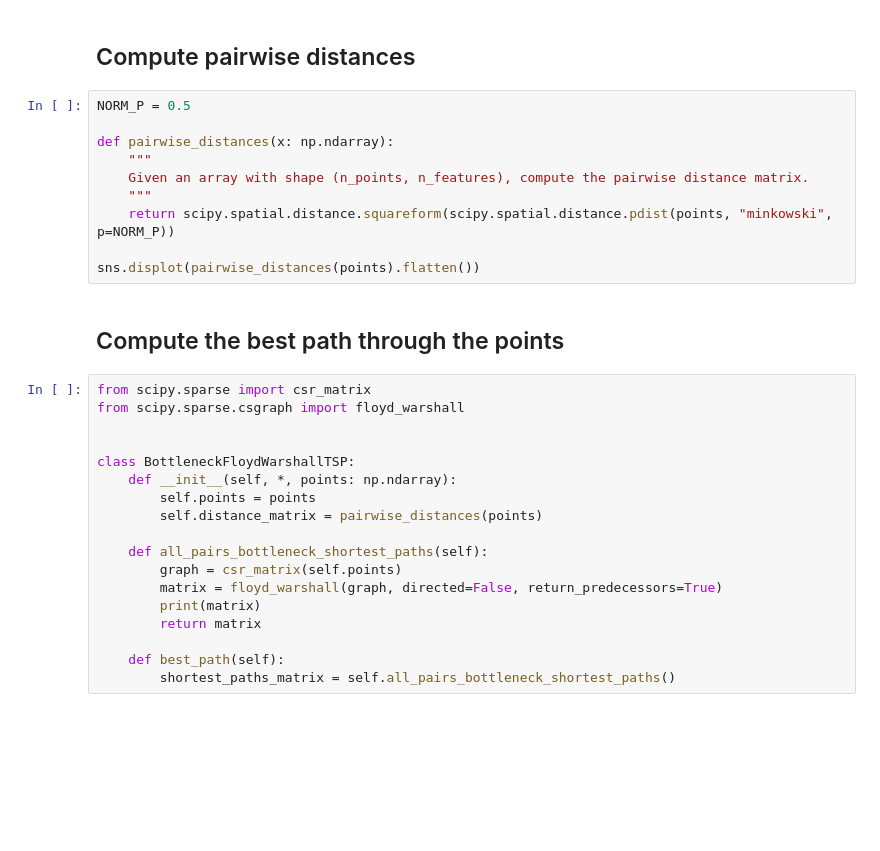
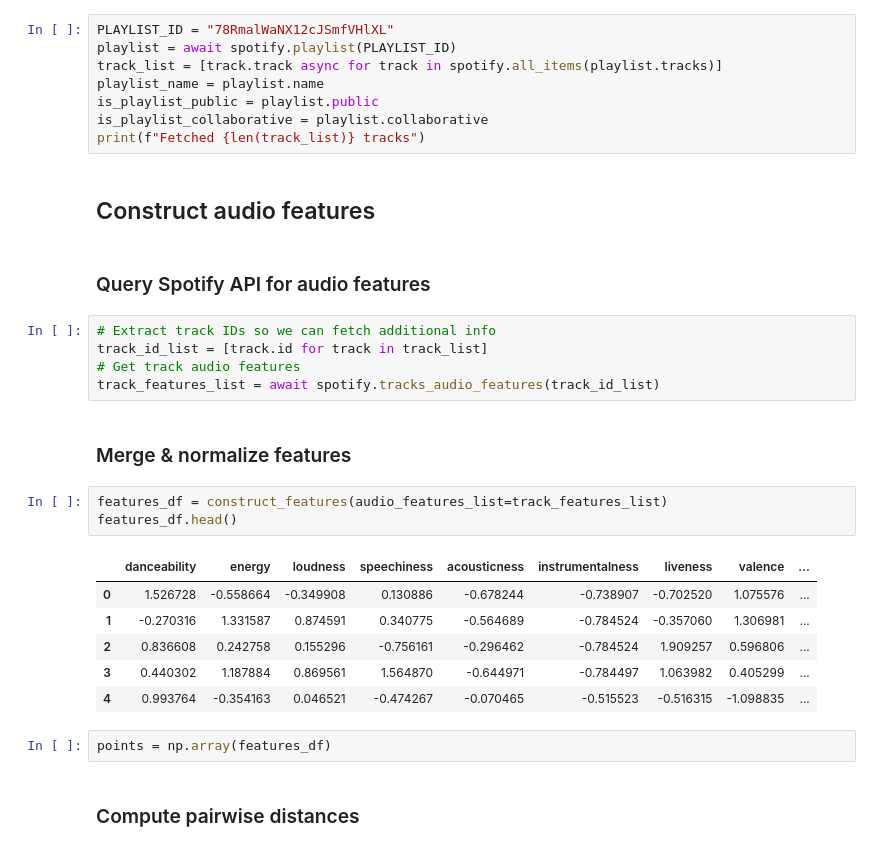
Before and after one commit to tasercake/smoothify, a Jupyter notebook: smoothify/notebooks/Floyd Warshall.ipynb, the cells around one changed output. Saved outputs shown, nothing was run; the diff lists cells and outputs as text; blank space fills up the shorter version.

```diff
--- a/smoothify/notebooks/Floyd Warshall.ipynb
+++ b/smoothify/notebooks/Floyd Warshall.ipynb
@@ -24,32 +57,33 @@ points = np.array(df)
+# %%
+PLAYLIST_ID = "78RmalWaNX12cJSmfVHlXL"
+playlist = await spotify.playlist(PLAYLIST_ID)
+track_list = [track.track async for track in spotify.all_items(playlist.tracks)]
+playlist_name = playlist.name
+is_playlist_public = playlist.public
+is_playlist_collaborative = playlist.collaborative
+print(f"Fetched {len(track_list)} tracks")
+# %% [markdown]
+## Construct audio features
+# %% [markdown]
+### Query Spotify API for audio features
+# %%
+# Extract track IDs so we can fetch additional info
+track_id_list = [track.id for track in track_list]
+# Get track audio features
+track_features_list = await spotify.tracks_audio_features(track_id_list)
+# %% [markdown]
+### Merge & normalize features
+# %%
+features_df = construct_features(audio_features_list=track_features_list)
+features_df.head()
+# %% [output]
+|  | danceability | energy | loudness | speechiness | acousticness | instrumentalness | liveness | valence | ... |
+| 0 | 1.526728 | -0.558664 | -0.349908 | 0.130886 | -0.678244 | -0.738907 | -0.702520 | 1.075576 | ... |
+| 1 | -0.270316 | 1.331587 | 0.874591 | 0.340775 | -0.564689 | -0.784524 | -0.357060 | 1.306981 | ... |
+| 2 | 0.836608 | 0.242758 | 0.155296 | -0.756161 | -0.296462 | -0.784524 | 1.909257 | 0.596806 | ... |
+| 3 | 0.440302 | 1.187884 | 0.869561 | 1.564870 | -0.644971 | -0.784497 | 1.063982 | 0.405299 | ... |
+| 4 | 0.993764 | -0.354163 | 0.046521 | -0.474267 | -0.070465 | -0.515523 | -0.516315 | -1.098835 | ... |
+# %%
+points = np.array(features_df)
 # %% [markdown]
-## Compute pairwise distances
+### Compute pairwise distances
-# %%
-NORM_P = 0.5
-
-def pairwise_distances(x: np.ndarray):
-    """
-    Given an array with shape (n_points, n_features), compute the pairwise distance matrix.
-    """
-    return scipy.spatial.distance.squareform(scipy.spatial.distance.pdist(points, "minkowski", p=NORM_P))
-
-sns.displot(pairwise_distances(points).flatten())
-# %% [markdown]
-## Compute the best path through the points
-# %%
-from scipy.sparse import csr_matrix
-from scipy.sparse.csgraph import floyd_warshall
-
-
-class BottleneckFloydWarshallTSP:
-    def __init__(self, *, points: np.ndarray):
-        self.points = points
-        self.distance_matrix = pairwise_distances(points)
-
-    def all_pairs_bottleneck_shortest_paths(self):
-        graph = csr_matrix(self.points)
-        matrix = floyd_warshall(graph, directed=False, return_predecessors=True)
-        print(matrix)
-        return matrix
-
-    def best_path(self):
-        shortest_paths_matrix = self.all_pairs_bottleneck_shortest_paths()
```
Also changed, not shown: parts of 19 cells of this notebook, 26 other files.
